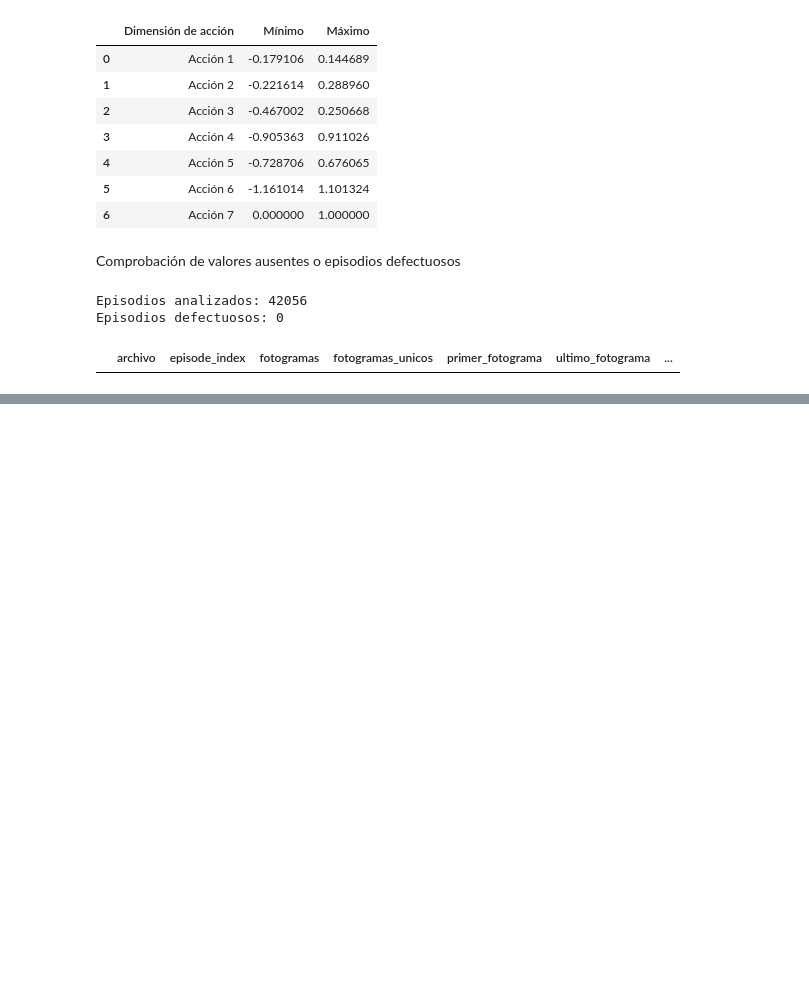
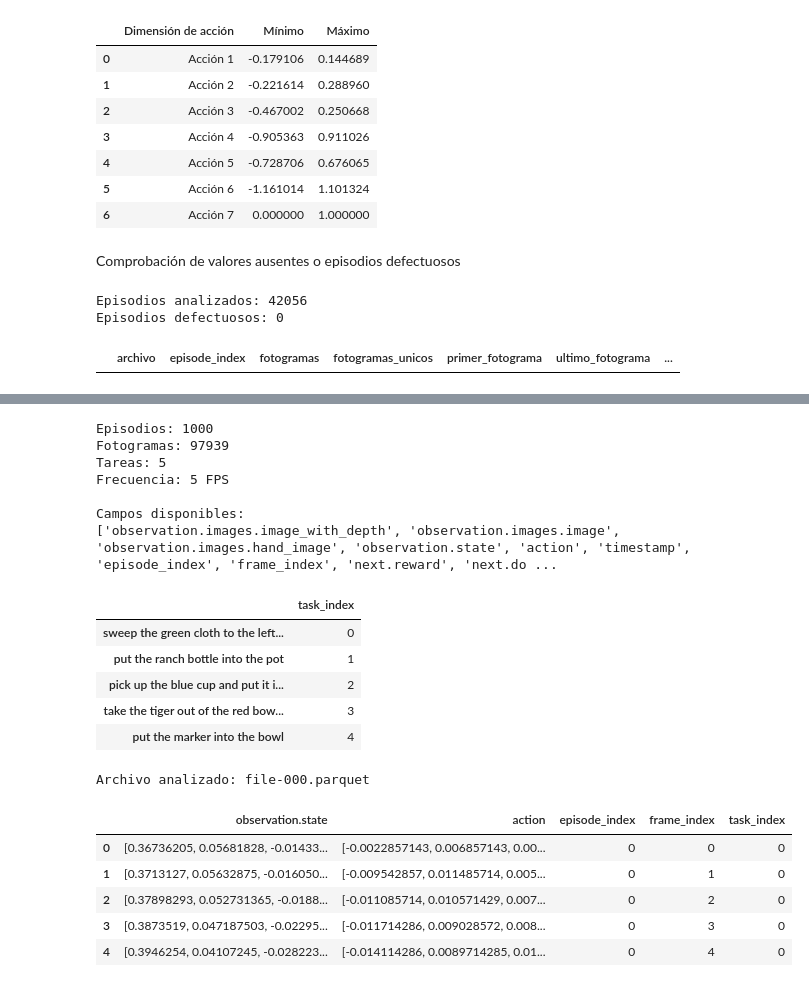
Before and after one commit to osoria80/TFM-VLA, a Jupyter notebook: notebooks/02_estudio_dataset.ipynb, the cells around one changed output, grey strips where cells are left out. Drawn from its saved outputs; the diff is of its cells as text; code cells hidden in the pictures; blank space fills up the shorter version.

Commit message:
Descarga UR5 dataset

```diff
--- a/notebooks/02_estudio_dataset.ipynb
+++ b/notebooks/02_estudio_dataset.ipynb
@@ -473,15 +466,3 @@ Episodios defectuosos: 0
 ## 3. Evaluación de Bridge
 # %% [markdown]
 ### 3.1. Estructura y muestra real
-# %%
-# Metadatos generales del dataset completo
-with open(RUTA / "meta" / "info.json", encoding="utf-8") as f:
-    info_bridge = json.load(f)
-
-print("Episodios totales de Bridge V2:", info_bridge.get("total_episodes"))
-print("Fotogramas totales:", info_bridge.get("total_frames"))
-print("Tareas diferentes:", info_bridge.get("total_tasks"))
-print("Frecuencia:", info_bridge.get("fps"), "FPS")
-
-print("\nCampos disponibles:")
-print(list(info_bridge["features"].keys()))
@@ -945,0 +938,57 @@ Episodios defectuosos: 0
+# %%
+RUTA_UR5 = Path(r"E:\TFM_datasets\berkeley_autolab_ur5")
+
+# Metadatos generales
+with open(RUTA_UR5 / "meta" / "info.json", encoding="utf-8") as f:
+    info_ur5 = json.load(f)
+
+print("Episodios:", info_ur5.get("total_episodes"))
+print("Fotogramas:", info_ur5.get("total_frames"))
+print("Tareas:", info_ur5.get("total_tasks"))
+print("Frecuencia:", info_ur5.get("fps"), "FPS")
+
+print("\nCampos disponibles:")
+print(list(info_ur5["features"].keys()))
+
+# Instrucciones de tarea
+tareas_ur5 = pd.read_parquet(RUTA_UR5 / "meta" / "tasks.parquet")
+display(tareas_ur5.head())
+
+# Una muestra real
+archivos_ur5 = sorted((RUTA_UR5 / "data").rglob("*.parquet"))
+archivo_muestra_ur5 = archivos_ur5[0]
+
+muestra_ur5 = pd.read_parquet(
+    archivo_muestra_ur5,
+    columns=[
+        "observation.state",
+        "action",
+        "episode_index",
+        "frame_index",
+        "task_index",
+    ]
+).head()
+
+print("\nArchivo analizado:", archivo_muestra_ur5.name)
+display(muestra_ur5)
+# %% [output]
+Episodios: 1000
+Fotogramas: 97939
+Tareas: 5
+Frecuencia: 5 FPS
+
+Campos disponibles:
+['observation.images.image_with_depth', 'observation.images.image', 'observation.images.hand_image', 'observation.state', 'action', 'timestamp', 'episode_index', 'frame_index', 'next.reward', 'next.do ...
+|  | task_index |
+| sweep the green cloth to the left... | 0 |
+| put the ranch bottle into the pot | 1 |
+| pick up the blue cup and put it i... | 2 |
+| take the tiger out of the red bow... | 3 |
+| put the marker into the bowl | 4 |
+Archivo analizado: file-000.parquet
+|  | observation.state | action | episode_index | frame_index | task_index |
+| 0 | [0.36736205, 0.05681828, -0.01433... | [-0.0022857143, 0.006857143, 0.00... | 0 | 0 | 0 |
+| 1 | [0.3713127, 0.05632875, -0.016050... | [-0.009542857, 0.011485714, 0.005... | 0 | 1 | 0 |
+| 2 | [0.37898293, 0.052731365, -0.0188... | [-0.011085714, 0.010571429, 0.007... | 0 | 2 | 0 |
+| 3 | [0.3873519, 0.047187503, -0.02295... | [-0.011714286, 0.009028572, 0.008... | 0 | 3 | 0 |
+| 4 | [0.3946254, 0.04107245, -0.028223... | [-0.014114286, 0.0089714285, 0.01... | 0 | 4 | 0 |
```
Also changed, not shown: parts of 11 cells of this notebook.
